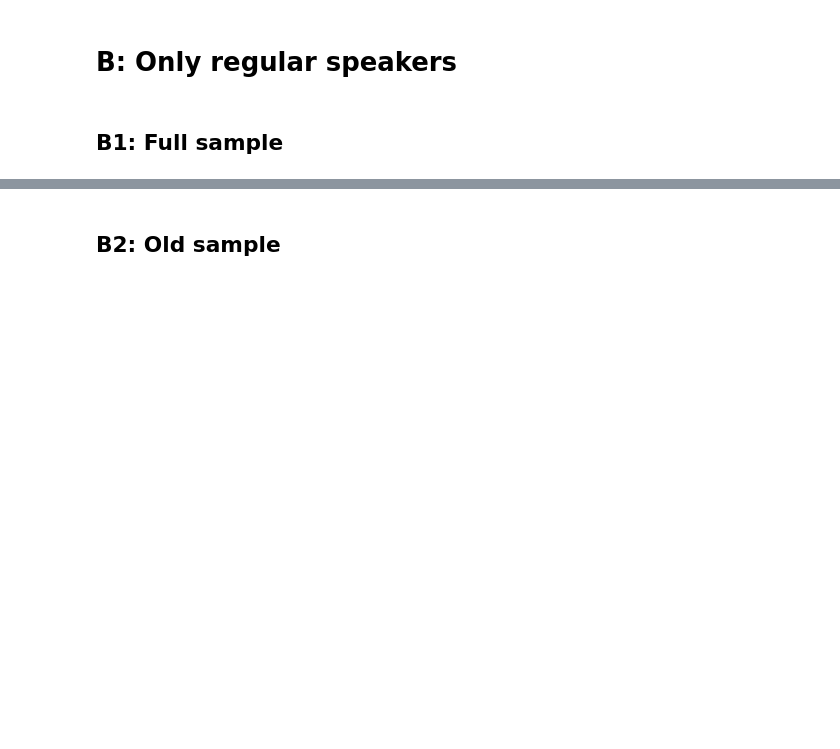
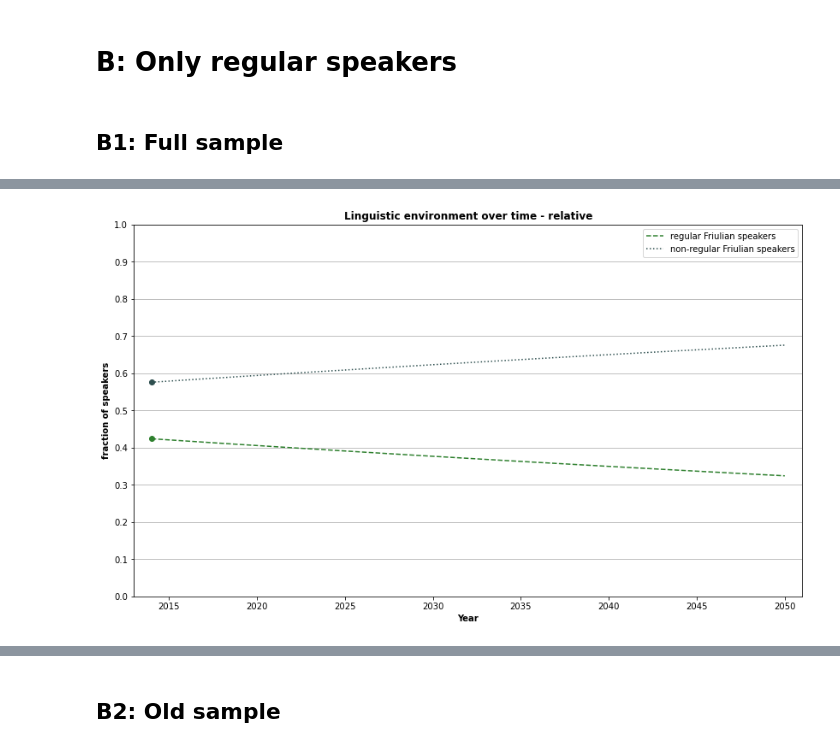
Before and after one commit to teasko/language_dynamics_modeling, a Jupyter notebook: Friulian_in_FVG/analysis_friul.ipynb, the cells around one changed output, grey strips where cells are left out. Cells and saved outputs as stored; diff of their text form; code cells hidden in the pictures; blank space fills up the shorter version.

```diff
--- a/Friulian_in_FVG/analysis_friul.ipynb
+++ b/Friulian_in_FVG/analysis_friul.ipynb
@@ -400,0 +586,9 @@ plot_trajectory_relative_fill(traj_1998_regular,
+# %%
+plot_trajectory_relative(traj_2014_regular,
+                data_2014_regular,
+                "regular Friulian",
+                y_scaling = 1000,
+                y_lim = 1400000,
+                fname="plots/full_relative_2014_regular.png")
+# %% [output]
+[figure, added]
```
Also changed, not shown: parts of 57 cells of this notebook, 1 other file.
